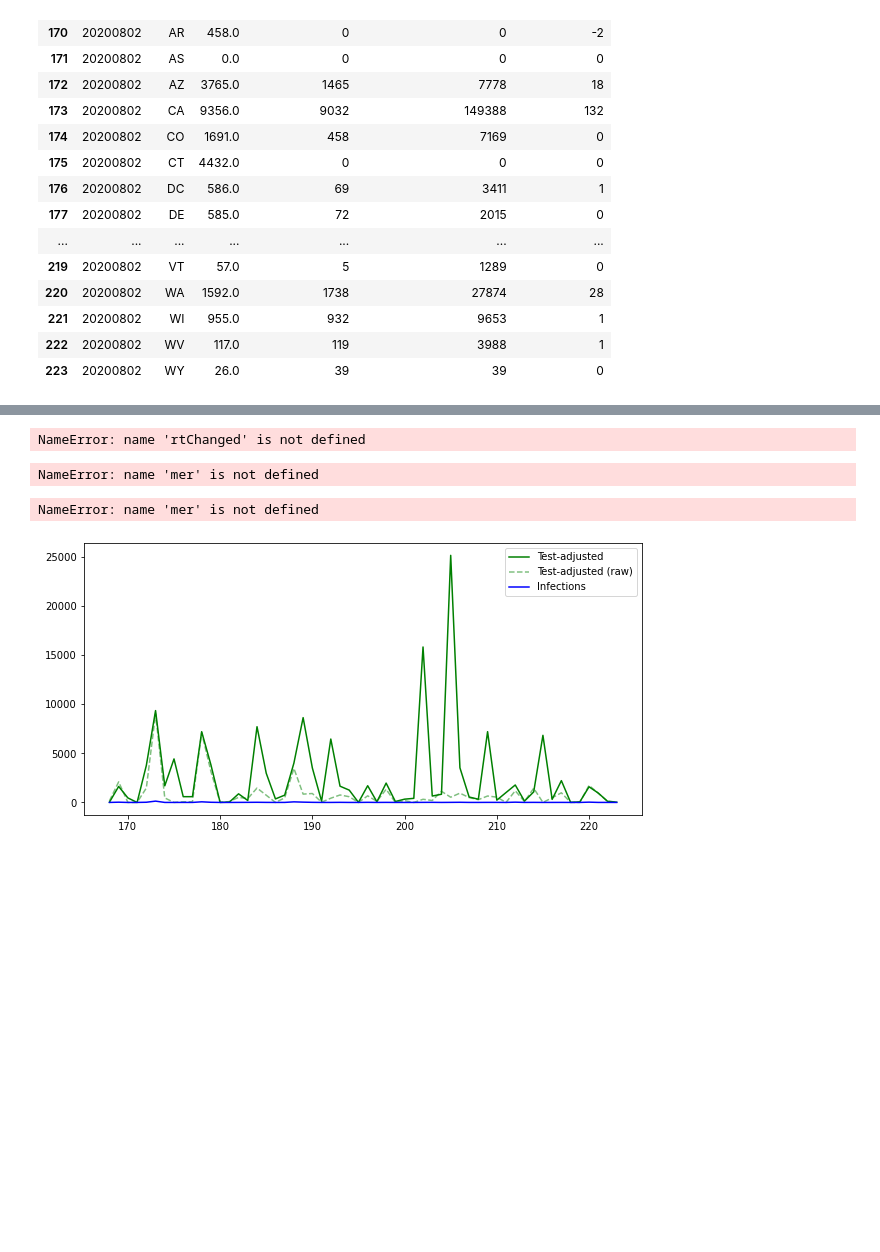
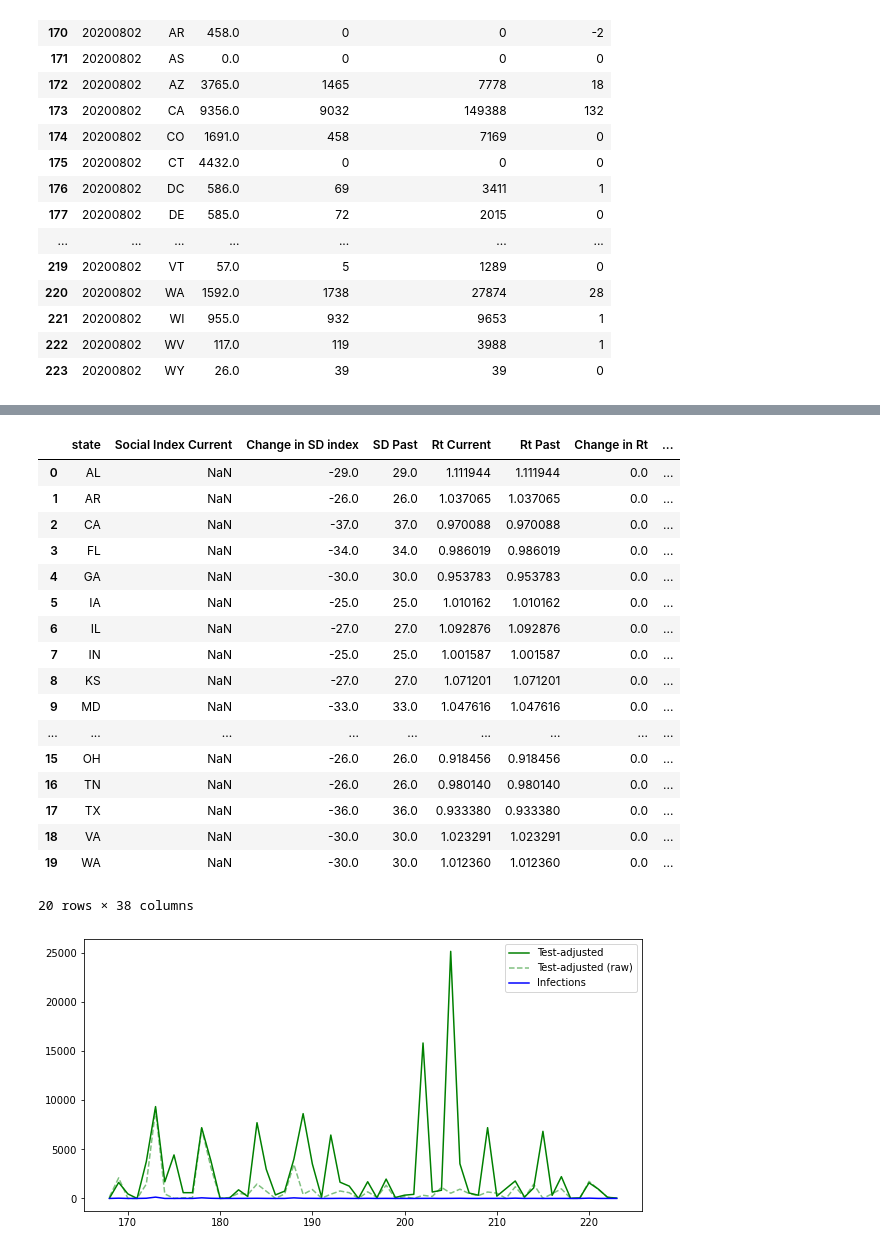
Before and after one commit to lalalaNomNomNom/Matrix, a Jupyter notebook: _notebooks/2020-08-05-USM.ipynb, the cells around one changed output, grey strips where cells are left out. Drawn from its saved outputs; the diff is of its cells as text; code cells hidden in the pictures; blank space fills up the shorter version.

```diff
--- a/_notebooks/2020-08-05-USM.ipynb
+++ b/_notebooks/2020-08-05-USM.ipynb
@@ -153,14 +138,0 @@ newData[colss]
-# %%
-#collapse
-#ADDING CASES, TESTING, AND DEATHS TO DATA FILE
-dateRange='20200802'
-cols = ['date', 'state', 'death', 'positiveIncrease', 'totalTestResultsIncrease', 'deathIncrease']
-dailyData = dailyData[cols]
-dailyData = dailyData.sort_values('state', ascending=True)
-dailyData = dailyData[dailyData['date'].astype(str)==dateRange]
-dailyData
-newData=pd.merge(startFile, dailyData, on=['state'])
-newData=newData.rename(columns={'date_x':'date'})
-colss = ['date', 'state', 'mean', 'death', 'positiveIncrease', 'totalTestResultsIncrease', 'deathIncrease']
-
-newData[colss]
@@ -241,24 +139,44 @@ TypeError: 'value' must be an instance of str or bytes, not a float
-# %%
-#collapse
-mer = pd.merge(rtChanged, dailyData, on=['state'])
-# %% [output]
-NameError: name 'rtChanged' is not defined
-# %%
-#collapse
-mer
-# %% [output]
-NameError: name 'mer' is not defined
-# %%
-#collapse
-meg = pd.merge(kerryLocations, mer, on='state')
-meg = meg.rename(columns={'date_x':'date'})
-coll = ['state',  'mean', 'death', 'positiveIncrease', 'totalTestResultsIncrease', 'deathIncrease']
-mew = meg[coll]
-print ('Kerry Locations')
-print ('Matrix Report')
-mew
-# %% [output]
-NameError: name 'mer' is not defined
+# %%
+#collapse
+read = pd.read_csv('../us.csv')
+read=read.rename(columns={'State':'state'})
+filler=['state','Social Index Current', 'Change in SD index', 'SD Past', 'Rt Current',
+       'Rt Past', 'Change in Rt', 'Stratified Rt', 'tests per case',
+       'Test Increase Current', 'Change in Pos Test Increase',
+       'Increase in Pos Tests Past',
+       'Per Capita Positive Tests (July 07 - July 13) per 100K', 'TPR Current',
+       'Change in Test Positive Rate', 'TPR Past',
+       'Stratified Test Positive Rate', 'Outbreak Index',
+       'Weekly Deaths Current', 'Change in Weekly Deaths',
+       'Weekly Deaths Past', 'Weekly Death Rate per 100K Population',
+       'Total Deaths Current', 'Change in Total Deaths', 'Total Deaths Past',
+       'Cumulative Death Rate per 100K', 'Total Tests Current',
+       'Change in Total Tests', 'Total Tests Past',
+       'Tests per 100K Population']
+
+read=read[filler]
+readMerge=pd.merge(read, newData, on='state')
+
+readMerge.head(50)
+# %% [output]
+|  | state | Social Index Current | Change in SD index | SD Past | Rt Current | Rt Past | Change in Rt | ... |
+| 0 | AL | NaN | -29.0 | 29.0 | 1.111944 | 1.111944 | 0.0 | ... |
+| 1 | AR | NaN | -26.0 | 26.0 | 1.037065 | 1.037065 | 0.0 | ... |
+| 2 | CA | NaN | -37.0 | 37.0 | 0.970088 | 0.970088 | 0.0 | ... |
+| 3 | FL | NaN | -34.0 | 34.0 | 0.986019 | 0.986019 | 0.0 | ... |
+| 4 | GA | NaN | -30.0 | 30.0 | 0.953783 | 0.953783 | 0.0 | ... |
+| 5 | IA | NaN | -25.0 | 25.0 | 1.010162 | 1.010162 | 0.0 | ... |
+| 6 | IL | NaN | -27.0 | 27.0 | 1.092876 | 1.092876 | 0.0 | ... |
+| 7 | IN | NaN | -25.0 | 25.0 | 1.001587 | 1.001587 | 0.0 | ... |
+| 8 | KS | NaN | -27.0 | 27.0 | 1.071201 | 1.071201 | 0.0 | ... |
+| 9 | MD | NaN | -33.0 | 33.0 | 1.047616 | 1.047616 | 0.0 | ... |
+| ... | ... | ... | ... | ... | ... | ... | ... | ... |
+| 15 | OH | NaN | -26.0 | 26.0 | 0.918456 | 0.918456 | 0.0 | ... |
+| 16 | TN | NaN | -26.0 | 26.0 | 0.980140 | 0.980140 | 0.0 | ... |
+| 17 | TX | NaN | -36.0 | 36.0 | 0.933380 | 0.933380 | 0.0 | ... |
+| 18 | VA | NaN | -30.0 | 30.0 | 1.023291 | 1.023291 | 0.0 | ... |
+| 19 | WA | NaN | -30.0 | 30.0 | 1.012360 | 1.012360 | 0.0 | ... |
+20 rows × 38 columns
 # %%
 #collapse
 #chart over time
```
Also changed, not shown: parts of 11 cells of this notebook, 2 other files.
